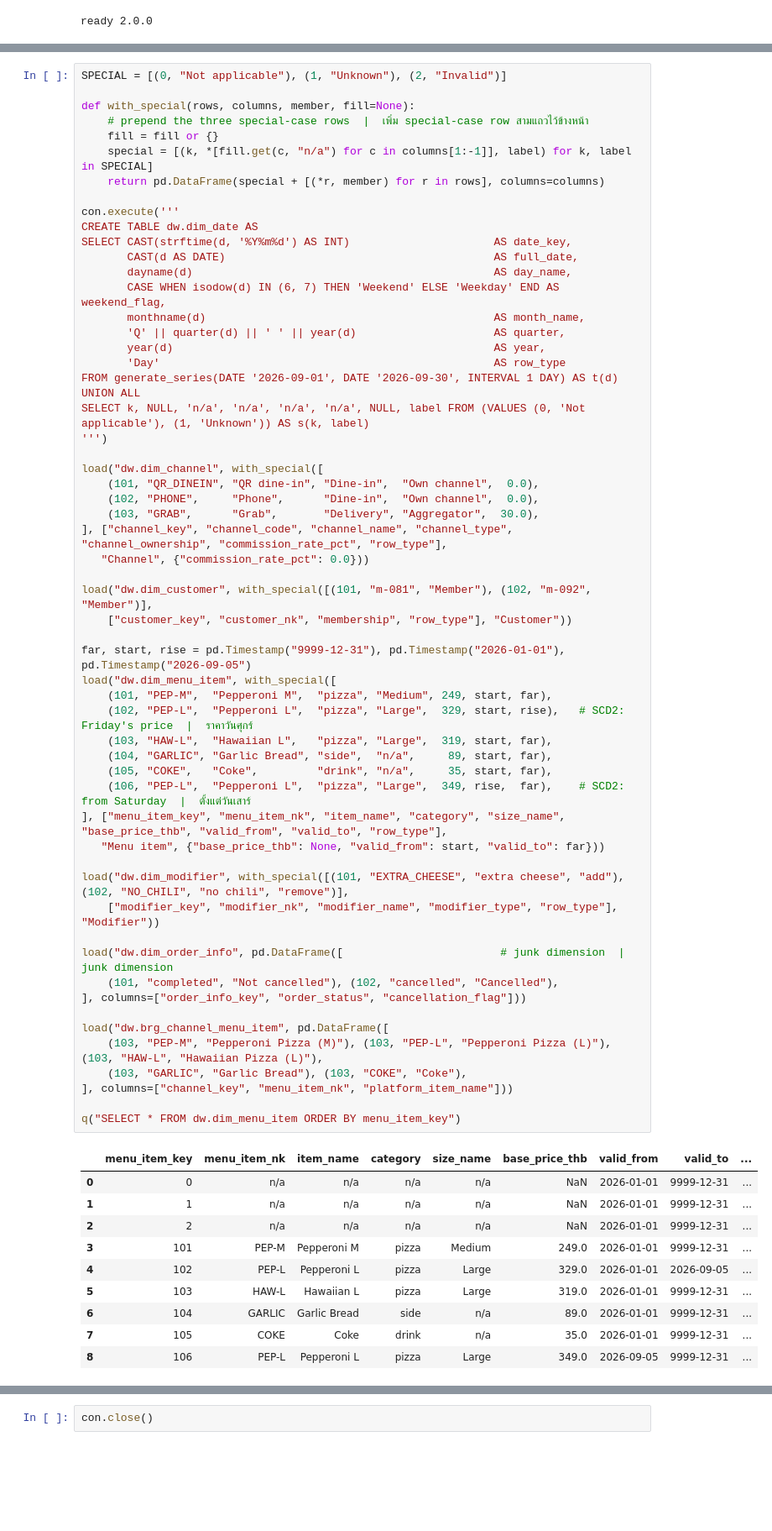
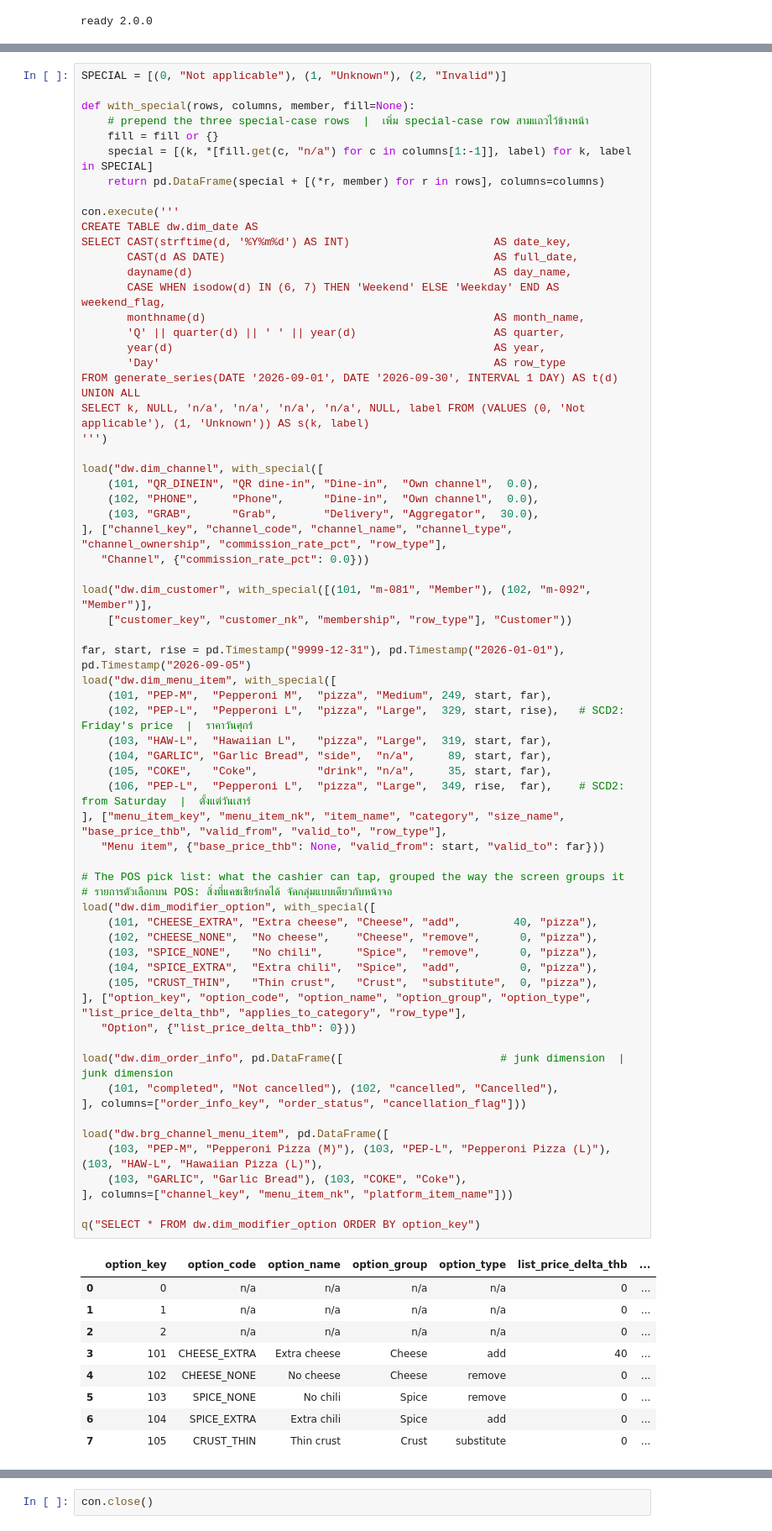
Before and after one commit to QuadrupleBeansStars/MADT-Pizza-shop, a Jupyter notebook: notebooks/warehouse_minimal.ipynb, the cells around one changed output, grey strips where cells are left out. Shown at 84% size. Cells and saved outputs as stored; diff of their text form; blank space fills up the shorter version.

```diff
--- a/notebooks/warehouse_minimal.ipynb
+++ b/notebooks/warehouse_minimal.ipynb
@@ -140,43 +163,50 @@ load("dw.dim_channel", with_special([
     (102, "PHONE",     "Phone",      "Dine-in",  "Own channel",  0.0),
     (103, "GRAB",      "Grab",       "Delivery", "Aggregator",  30.0),
 ], ["channel_key", "channel_code", "channel_name", "channel_type", "channel_ownership", "commission_rate_pct", "row_type"],
    "Channel", {"commission_rate_pct": 0.0}))
 
 load("dw.dim_customer", with_special([(101, "m-081", "Member"), (102, "m-092", "Member")],
     ["customer_key", "customer_nk", "membership", "row_type"], "Customer"))
 
 far, start, rise = pd.Timestamp("9999-12-31"), pd.Timestamp("2026-01-01"), pd.Timestamp("2026-09-05")
 load("dw.dim_menu_item", with_special([
     (101, "PEP-M",  "Pepperoni M",  "pizza", "Medium", 249, start, far),
     (102, "PEP-L",  "Pepperoni L",  "pizza", "Large",  329, start, rise),   # SCD2: Friday's price  |  ราคาวันศุกร์
     (103, "HAW-L",  "Hawaiian L",   "pizza", "Large",  319, start, far),
     (104, "GARLIC", "Garlic Bread", "side",  "n/a",     89, start, far),
     (105, "COKE",   "Coke",         "drink", "n/a",     35, start, far),
     (106, "PEP-L",  "Pepperoni L",  "pizza", "Large",  349, rise,  far),    # SCD2: from Saturday  |  ตั้งแต่วันเสาร์
 ], ["menu_item_key", "menu_item_nk", "item_name", "category", "size_name", "base_price_thb", "valid_from", "valid_to", "row_type"],
    "Menu item", {"base_price_thb": None, "valid_from": start, "valid_to": far}))
 
-load("dw.dim_modifier", with_special([(101, "EXTRA_CHEESE", "extra cheese", "add"), (102, "NO_CHILI", "no chili", "remove")],
-    ["modifier_key", "modifier_nk", "modifier_name", "modifier_type", "row_type"], "Modifier"))
+# The POS pick list: what the cashier can tap, grouped the way the screen groups it
+# รายการตัวเลือกบน POS: สิ่งที่แคชเชียร์กดได้ จัดกลุ่มแบบเดียวกับหน้าจอ
+load("dw.dim_modifier_option", with_special([
+    (101, "CHEESE_EXTRA", "Extra cheese", "Cheese", "add",        40, "pizza"),
+    (102, "CHEESE_NONE",  "No cheese",    "Cheese", "remove",      0, "pizza"),
+    (103, "SPICE_NONE",   "No chili",     "Spice",  "remove",      0, "pizza"),
+    (104, "SPICE_EXTRA",  "Extra chili",  "Spice",  "add",         0, "pizza"),
+    (105, "CRUST_THIN",   "Thin crust",   "Crust",  "substitute",  0, "pizza"),
+], ["option_key", "option_code", "option_name", "option_group", "option_type", "list_price_delta_thb", "applies_to_category", "row_type"],
+   "Option", {"list_price_delta_thb": 0}))
 
 load("dw.dim_order_info", pd.DataFrame([                        # junk dimension  |  junk dimension
     (101, "completed", "Not cancelled"), (102, "cancelled", "Cancelled"),
 ], columns=["order_info_key", "order_status", "cancellation_flag"]))
 
 load("dw.brg_channel_menu_item", pd.DataFrame([
     (103, "PEP-M", "Pepperoni Pizza (M)"), (103, "PEP-L", "Pepperoni Pizza (L)"), (103, "HAW-L", "Hawaiian Pizza (L)"),
     (103, "GARLIC", "Garlic Bread"), (103, "COKE", "Coke"),
 ], columns=["channel_key", "menu_item_nk", "platform_item_name"]))
 
-q("SELECT * FROM dw.dim_menu_item ORDER BY menu_item_key")
+q("SELECT * FROM dw.dim_modifier_option ORDER BY option_key")
 # %% [output]
-|  | menu_item_key | menu_item_nk | item_name | category | size_name | base_price_thb | valid_from | valid_to | ... |
-| 0 | 0 | n/a | n/a | n/a | n/a | NaN | 2026-01-01 | 9999-12-31 | ... |
-| 1 | 1 | n/a | n/a | n/a | n/a | NaN | 2026-01-01 | 9999-12-31 | ... |
-| 2 | 2 | n/a | n/a | n/a | n/a | NaN | 2026-01-01 | 9999-12-31 | ... |
-| 3 | 101 | PEP-M | Pepperoni M | pizza | Medium | 249.0 | 2026-01-01 | 9999-12-31 | ... |
-| 4 | 102 | PEP-L | Pepperoni L | pizza | Large | 329.0 | 2026-01-01 | 2026-09-05 | ... |
-| 5 | 103 | HAW-L | Hawaiian L | pizza | Large | 319.0 | 2026-01-01 | 9999-12-31 | ... |
-| 6 | 104 | GARLIC | Garlic Bread | side | n/a | 89.0 | 2026-01-01 | 9999-12-31 | ... |
-| 7 | 105 | COKE | Coke | drink | n/a | 35.0 | 2026-01-01 | 9999-12-31 | ... |
-| 8 | 106 | PEP-L | Pepperoni L | pizza | Large | 349.0 | 2026-09-05 | 9999-12-31 | ... |
+|  | option_key | option_code | option_name | option_group | option_type | list_price_delta_thb | ... |
+| 0 | 0 | n/a | n/a | n/a | n/a | 0 | ... |
+| 1 | 1 | n/a | n/a | n/a | n/a | 0 | ... |
+| 2 | 2 | n/a | n/a | n/a | n/a | 0 | ... |
+| 3 | 101 | CHEESE_EXTRA | Extra cheese | Cheese | add | 40 | ... |
+| 4 | 102 | CHEESE_NONE | No cheese | Cheese | remove | 0 | ... |
+| 5 | 103 | SPICE_NONE | No chili | Spice | remove | 0 | ... |
+| 6 | 104 | SPICE_EXTRA | Extra chili | Spice | add | 0 | ... |
+| 7 | 105 | CRUST_THIN | Thin crust | Crust | substitute | 0 | ... |
```
Also changed, not shown: parts of 16 cells of this notebook, 8 other files.
